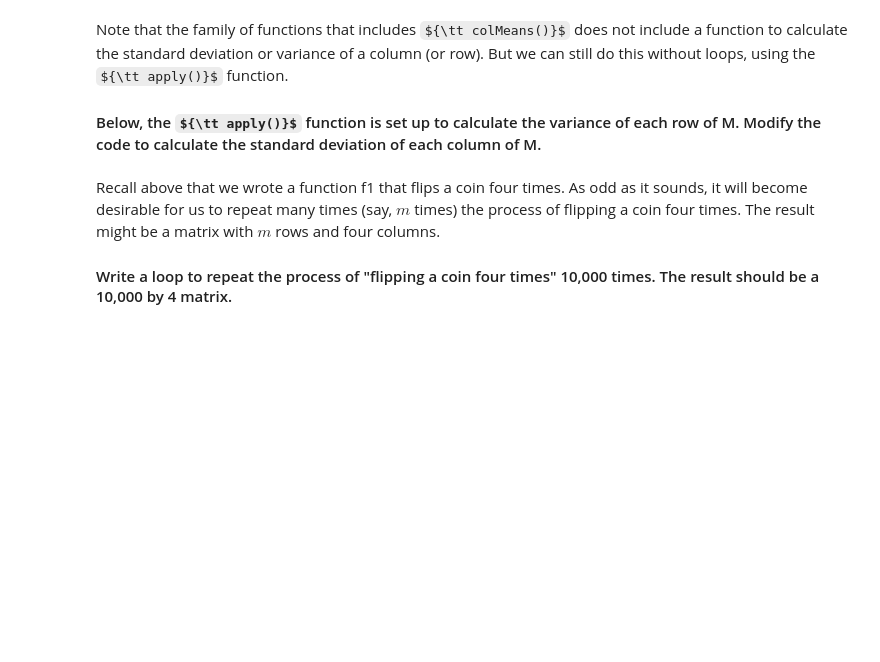
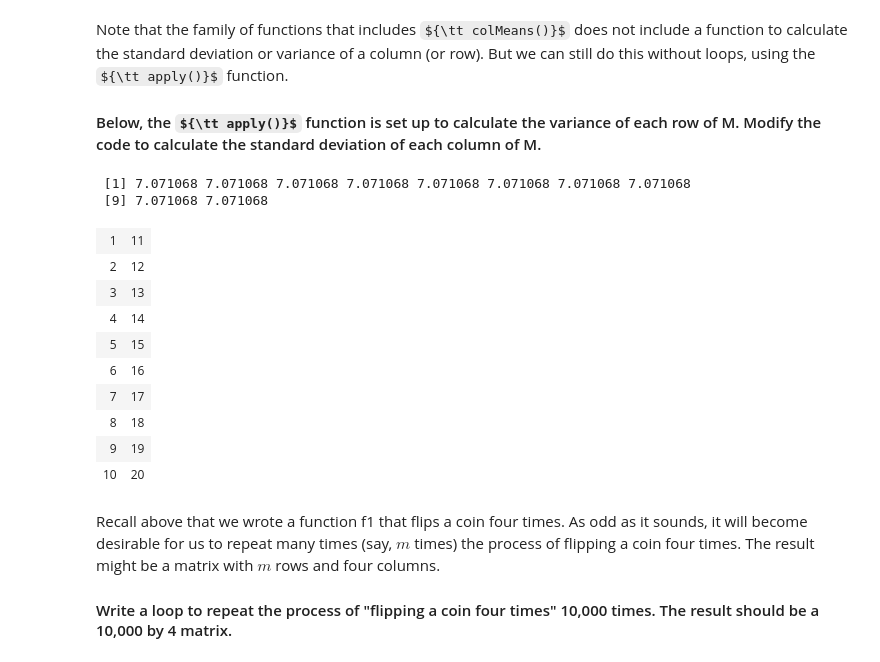
Before and after one commit to dskrenta/appm-4570, a Jupyter notebook: week1/Introduction to Jupyter and R.ipynb, the cells around one changed output. Saved outputs shown, nothing was run; the diff lists cells and outputs as text; code cells hidden in the pictures; some formulas as TeX source; blank space fills up the shorter version.

```diff
--- a/week1/Introduction to Jupyter and R.ipynb
+++ b/week1/Introduction to Jupyter and R.ipynb
@@ -234,8 +269,21 @@ Note that the family of functions that includes ${\tt colMeans()}$ does not incl
 
 #### Below, the ${\tt apply()}$ function is set up to calculate the variance of each row of M. Modify the code to calculate the standard deviation of each column of M.
 # %%
-apply(M, 1, var)
+apply(M, 1, sd)
 M
+# %% [output]
+ [1] 7.071068 7.071068 7.071068 7.071068 7.071068 7.071068 7.071068 7.071068
+ [9] 7.071068 7.071068
+| 1 | 11 |
+| 2 | 12 |
+| 3 | 13 |
+| 4 | 14 |
+| 5 | 15 |
+| 6 | 16 |
+| 7 | 17 |
+| 8 | 18 |
+| 9 | 19 |
+| 10 | 20 |
 # %% [markdown]
 Recall above that we wrote a function f1 that flips a coin four times. As odd as it sounds, it will become desirable for us to repeat many times (say, $m$ times) the process of flipping a coin four times. The result might be a matrix with $m$ rows and four columns.
 
```
Also changed, not shown: parts of 11 cells of this notebook.
